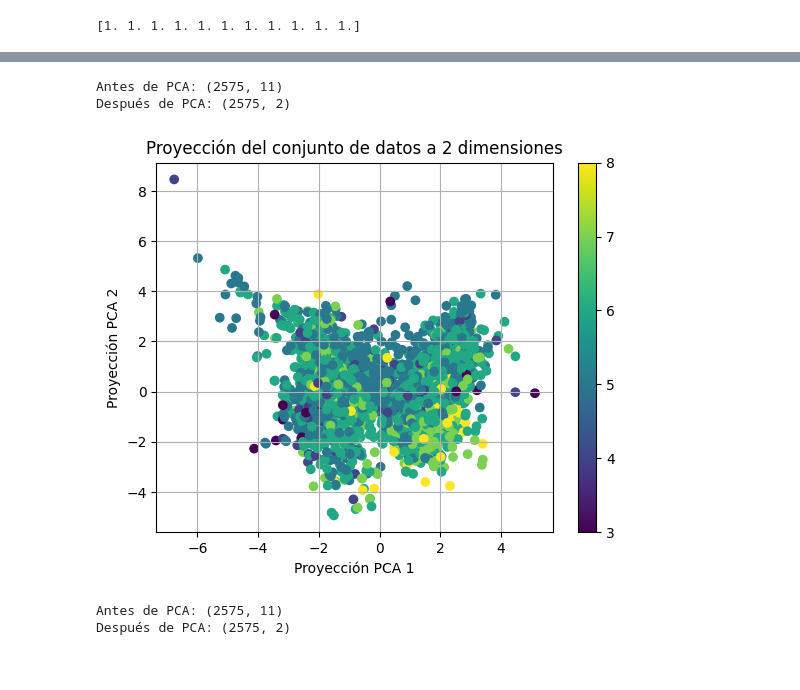
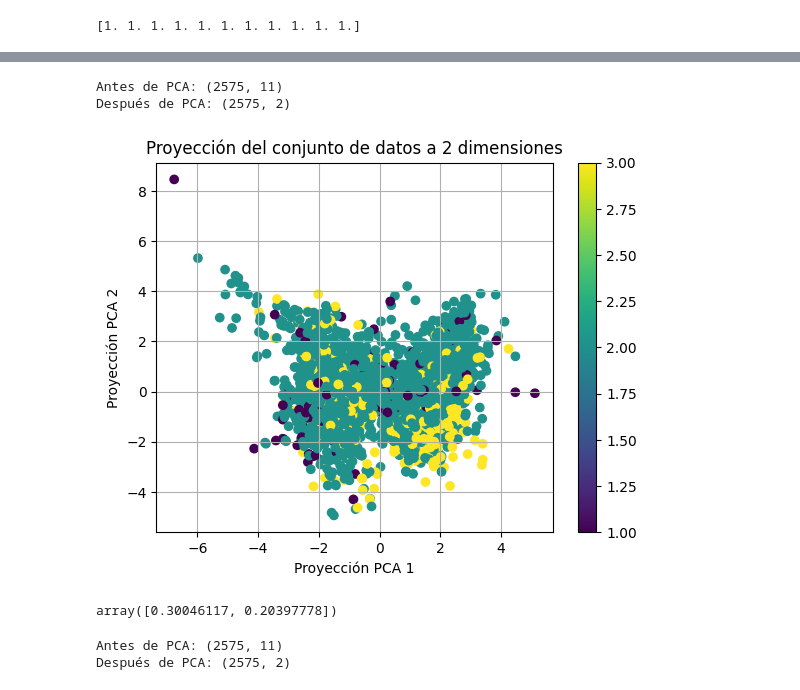
Before and after one commit to abriliglesias/Tp-ciencia-de-datos-, a Jupyter notebook: tpe.ipynb, the cells around one changed output, grey strips where cells are left out. Saved outputs shown, nothing was run; the diff lists cells and outputs as text; code cells hidden in the pictures.

```diff
--- a/tpe.ipynb
+++ b/tpe.ipynb
@@ -957,3 +1116,6 @@ X_scaled = scaler.fit_transform(X)
 print(np.std(X_scaled, axis=0))
 # %% [output]
 [1. 1. 1. 1. 1. 1. 1. 1. 1. 1. 1.]
+# %%
+df_niveles_calidad = df_filtrado.copy()
+df_niveles_calidad['quality'] = df_filtrado['quality'].map({3: 1, 4: 1, 5: 2, 6: 2, 7: 3, 8: 3})
@@ -960,33 +1138,35 @@ print(np.std(X_scaled, axis=0))
 # %%
 import pandas as pd
 from sklearn.decomposition import PCA
 import matplotlib.pyplot as plt
 
 # declaramos un objeto PCA que mapee n dimensions a p=2, y que además
 # normalice esas features (whiten=True)
 pca = PCA(n_components=2, whiten=False)
 # le pedimos al objeto que se ajuste utilizando los datos (fit) y que además
 # transforme los datos, para ya reducir a dos dimensiones
 principalComponents = pca.fit_transform(X)
 # imprimimos los tamaños antes y después
 print('Antes de PCA: {}'.format(X.shape))
 print('Después de PCA: {}'.format(principalComponents.shape))
 
 # graficamos los datos. el color de cada punto representa la calidad del vino
 # Ahora aplicamos PCA a los datos estandarizados
 pca = PCA(n_components=2)
 X_pca = pca.fit_transform(X_scaled)
-plt.scatter(X_pca[:,0], X_pca[:,1], c=df_filtrado["quality"], cmap='viridis')
+plt.scatter(X_pca[:,0], X_pca[:,1], c=df_niveles_calidad["quality"], cmap='viridis')
 plt.grid(True)
 plt.xlabel('Proyección PCA 1')
 plt.ylabel('Proyección PCA 2')
 plt.title('Proyección del conjunto de datos a 2 dimensiones')
 plt.colorbar()
 plt.show()
+pca.explained_variance_ratio_
 # %% [output]
 Antes de PCA: (2575, 11)
 Después de PCA: (2575, 2)
-[figure, old version]
+[figure, new version]
+array([0.30046117, 0.20397778])
 # %%
 import pandas as pd
 from sklearn.decomposition import PCA
```
Also changed, not shown: parts of 70 cells of this notebook.
